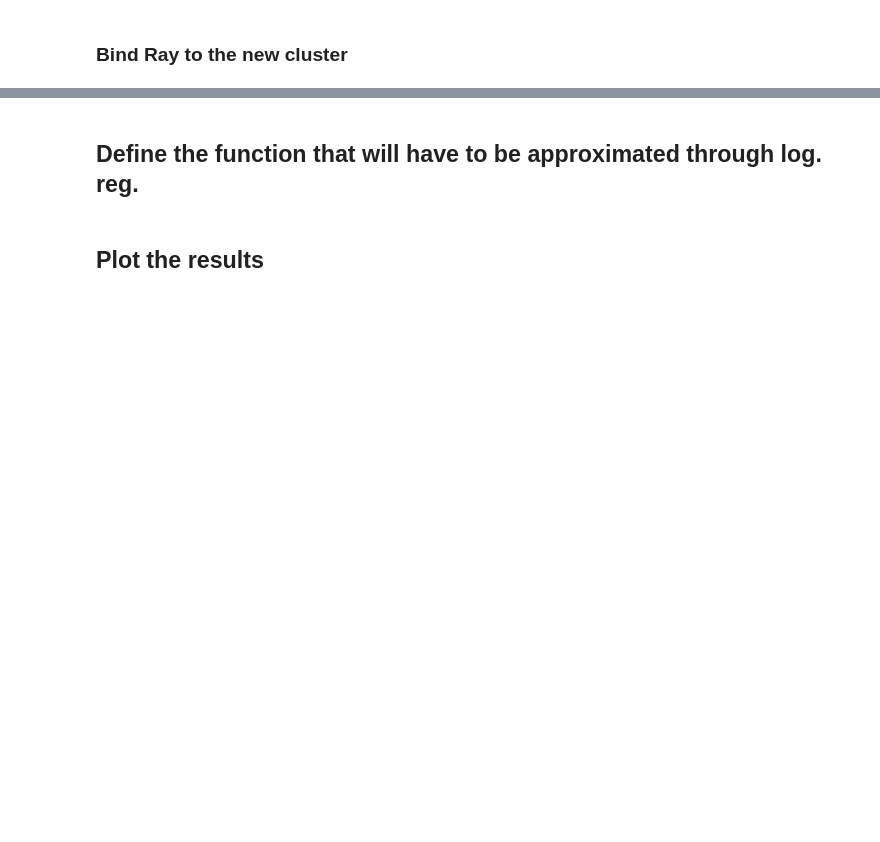
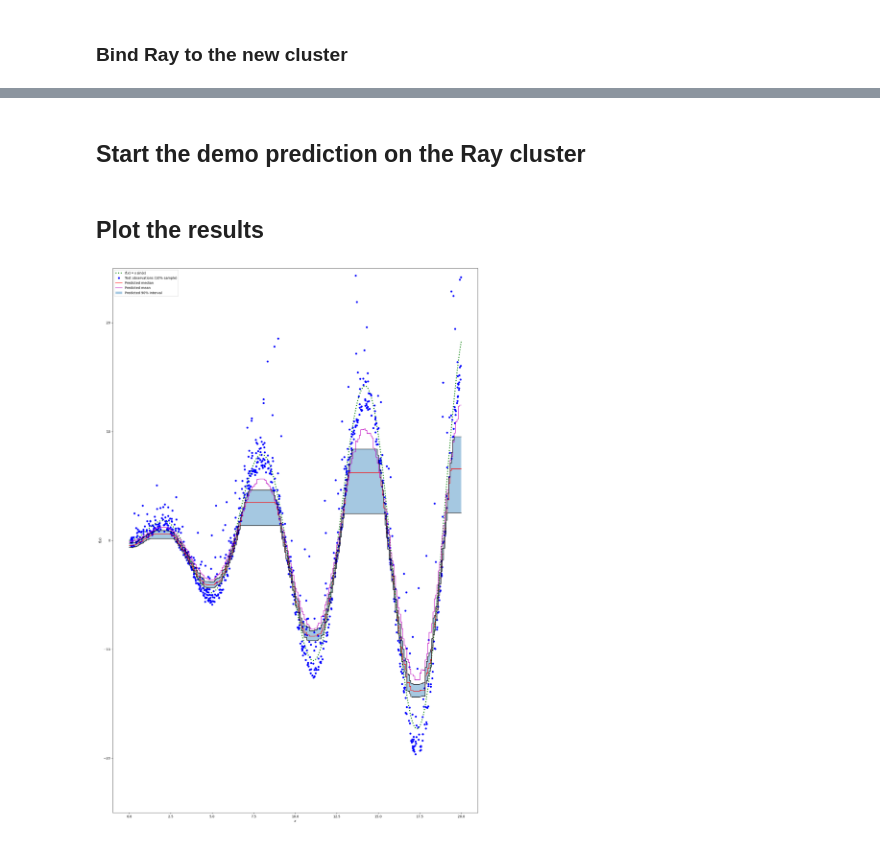
Before and after one commit to NoOverflow/openshift-ai-blog-post, a Jupyter notebook: demo.ipynb, the cells around one changed output, grey strips where cells are left out. Cells and saved outputs as stored; diff of their text form; code cells hidden in the pictures; blank space fills up the shorter version.

```diff
--- a/demo.ipynb
+++ b/demo.ipynb
@@ -85,5 +171,5 @@ print("Ray cluster is up and running: ", ray.is_initialized())
 # %% [markdown]
-## Define the function that will have to be approximated through log. reg.
+## Start the demo prediction on the Ray cluster
 # %%
 def f(x: np.ndarray) -> np.ndarray:
     """The function to predict."""
@@ -168,18 +254,20 @@ y_pred = booster.inplace_predict(xx)
 # %%
 from matplotlib import pyplot as plt
 
 fig = plt.figure(figsize=(20, 30))
 plt.plot(xx, f(xx), "g:", linewidth=3, label=r"$f(x) = x\,\sin(x)$")
-plt.plot(X_test, y_test, "b.", markersize=10, label="Test observations")
+plt.plot(X_test[::10], y_test[::10], "b.", markersize=10, label="Test observations (10% sample)")
 plt.plot(xx, y_med, "r-", label="Predicted median")
 plt.plot(xx, y_pred, "m-", label="Predicted mean")
 plt.plot(xx, y_upper, "k-")
 plt.plot(xx, y_lower, "k-")
 plt.fill_between(
     xx.ravel(), y_lower, y_upper, alpha=0.4, label="Predicted 90% interval"
 )
 plt.xlabel("$x$")
 plt.ylabel("$f(x)$")
-plt.ylim(-40, 40)
+plt.ylim(-25, 25)
 plt.legend(loc="upper left")
 plt.show()
+# %% [output]
+[figure, added]
```
Also changed, not shown: parts of 4 cells of this notebook, 1 other file.
